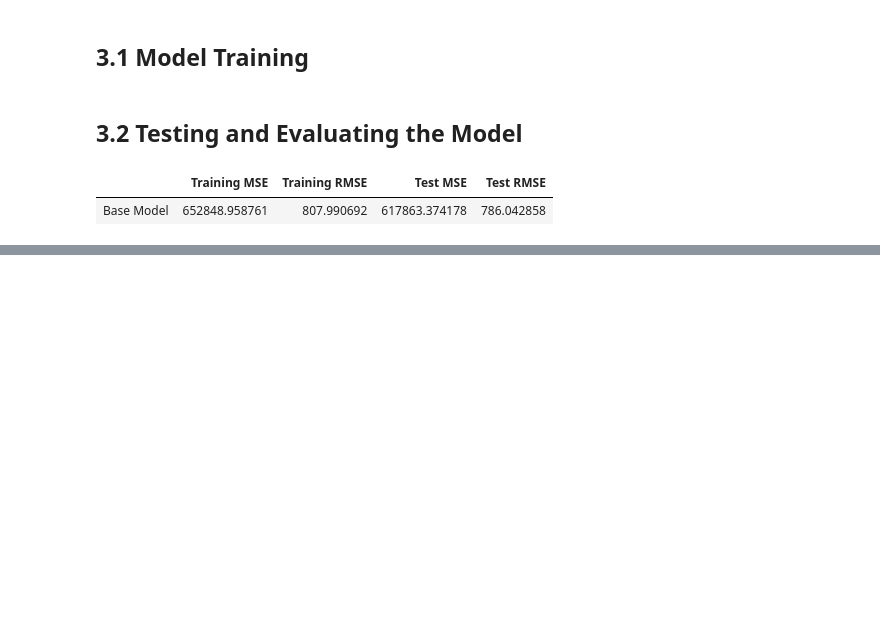
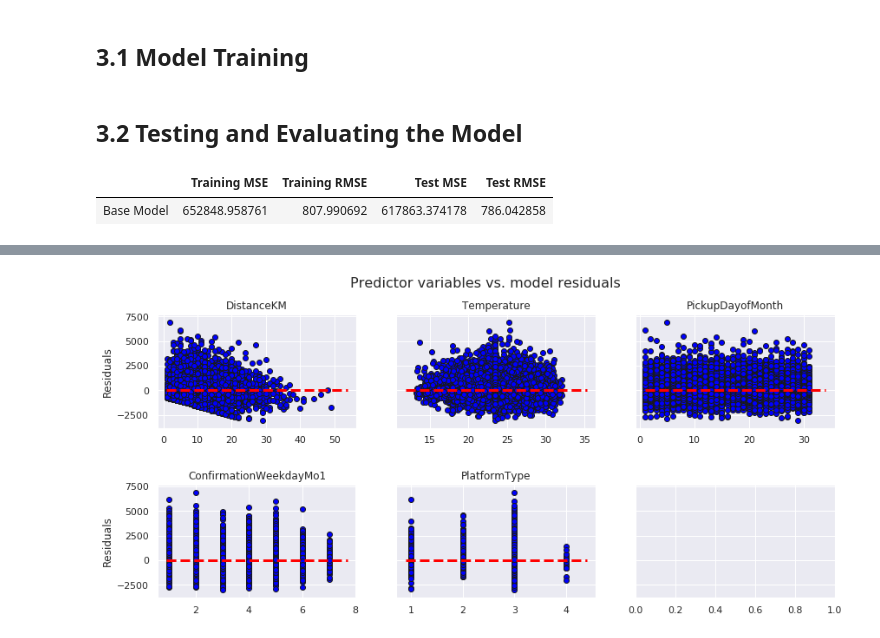
Before and after one commit to BileOara/REGRESSION, a Jupyter notebook: REGRESSION.ipynb, the cells around one changed output, grey strips where cells are left out. Saved outputs shown, nothing was run; the diff lists cells and outputs as text; code cells hidden in the pictures; blank space fills up the shorter version.

Commit message:
add model interpretation

```diff
--- a/REGRESSION.ipynb
+++ b/REGRESSION.ipynb
@@ -1155,0 +1172,5 @@ results_df
+# %%
+predictor_variables_interp = [head.replace(' ','').replace('=','').replace('-','').\
+                              replace('(','').replace(')','').replace(')','')
+                              for head in predictor_variables]
+predictor_variables_interp
@@ -1155,0 +1183,3 @@ results_df
+# %%
+# generate formula string for machine learning
+formula_str = response_variable_interp+' ~ '+'+'.join(predictor_variables_interp); formula_str
@@ -1155,0 +1188,6 @@ results_df
+# %%
+# create dataframe of training data for model
+
+interpret_df = pd.concat((pd.DataFrame(X_train, columns=predictor_variables_interp),
+                          pd.DataFrame(y_train, columns=[response_variable_interp])), axis=1)
+interpret_df.head()
@@ -1155,0 +1203,4 @@ results_df
+# %%
+# train model using ordinary least squares regression
+model=sm.ols(formula=formula_str, data=interpret_df)
+fitted = model.fit()
@@ -1155,0 +1235,19 @@ results_df
+# %%
+fig, axs = plt.subplots(2,3, figsize=(14,6),sharey=True)
+fig.subplots_adjust(hspace = 0.5, wspace=.2)
+fig.suptitle('Predictor variables vs. model residuals', fontsize=16)
+axs = axs.ravel()
+
+for index, column in enumerate(predictor_variables_interp):
+    axs[index].set_title("{}".format(column),fontsize=12)
+    axs[index].scatter(x=interpret_df[column],y=fitted.resid,color='blue',edgecolor='k')
+    axs[index].grid(True)
+    xmin = min(interpret_df[column])
+    xmax = max(interpret_df[column])
+    axs[index].hlines(y=0,xmin=xmin*0.9,xmax=xmax*1.1,color='red',linestyle='--',lw=3)
+
+    # label axes on the left
+    if index == 1 or index == 4:
+        axs[index-1].set_ylabel('Residuals')
+# %% [output]
+[figure, added]
```
Also changed, not shown: parts of 22 cells of this notebook.
